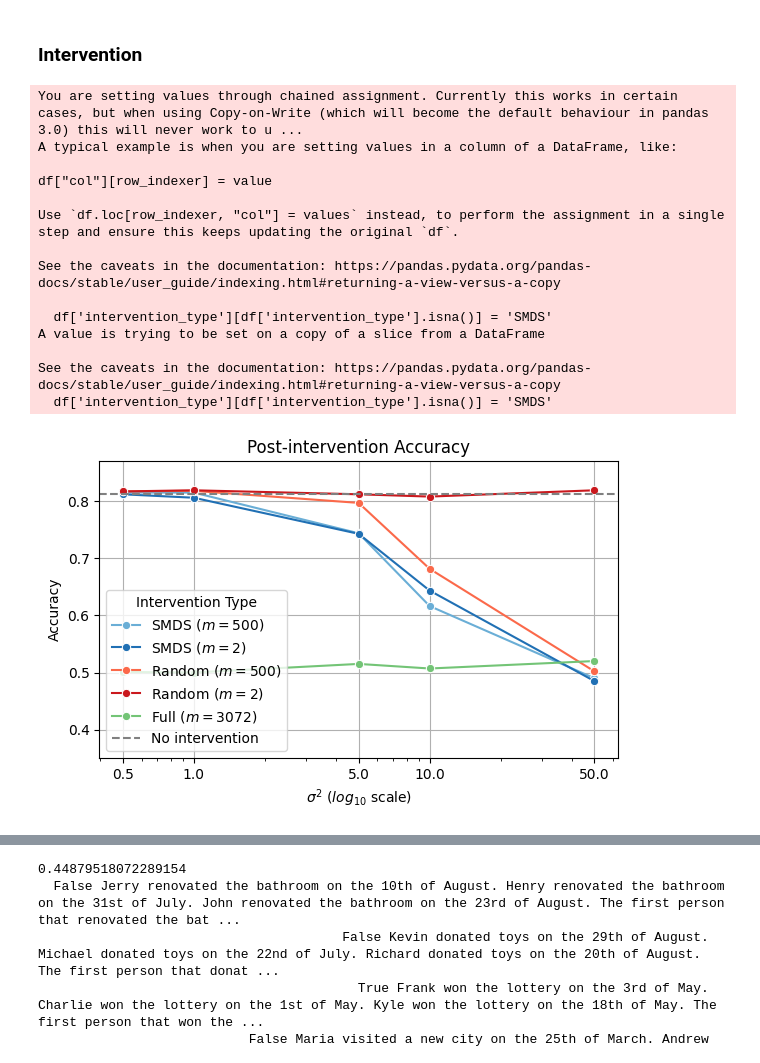
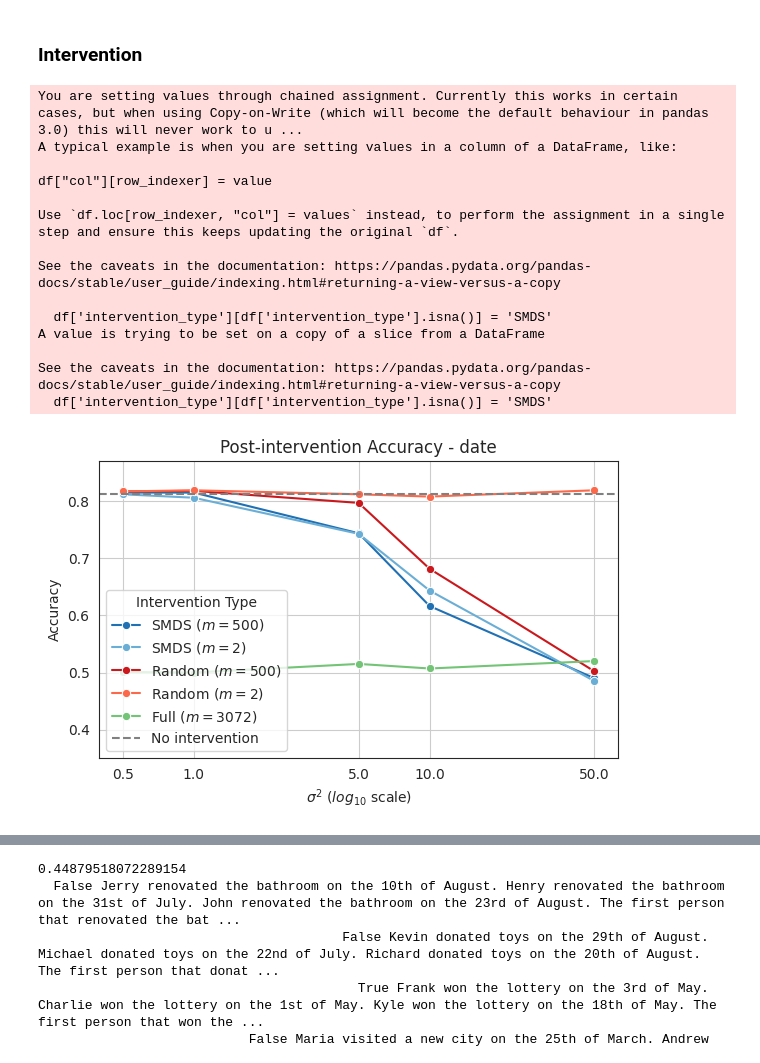
Before and after one commit to UKPLab/arxiv2025-shape-happens, a Jupyter notebook: plot_results.ipynb, the cells around one changed output, grey strips where cells are left out. Drawn from its saved outputs; the diff is of its cells as text; code cells hidden in the pictures.

```diff
--- a/plot_results.ipynb
+++ b/plot_results.ipynb
@@ -570,10 +832,10 @@ for task in df['dataset_name'].unique():
 
 
     df_replace = df_task[df_task['intervention_type'] == 'SMDS']
-    df_replace = df_replace[df_replace['n_components'].isin([2, 500])]
+    df_replace = df_replace[df_replace['n_components'].isin([500, 2])]
 
     df_rand = df_task[df_task['intervention_type'] == 'rand']
-    df_rand = df_rand[df_rand['n_components'].isin([2, 500])]
+    df_rand = df_rand[df_rand['n_components'].isin([500, 2])]
     df_full = df_task[df_task['intervention_type'] == 'full']
     df_task = pd.concat([df_replace, df_rand, df_full], ignore_index=True)
     # palette = sns.color_palette("viridis", as_cmap=False, n_colors=df_task['label'].nunique())
@@ -581,7 +843,8 @@ for task in df['dataset_name'].unique():
     group1 = sns.color_palette("Blues", 3)[1:3]      # Two similar blues
     group2 = sns.color_palette("Reds", 3)[1:3]       # Two similar reds
     distinct = [sns.color_palette("Greens", 5)[2]]   # One distinct green
-
+    group1.reverse()
+    group2.reverse()
     custom_palette = group1 + group2 + distinct
 
 
@@ -630,35 +893,35 @@ for task in df['dataset_name'].unique():
     #         mapped_labels.append(log_to_label[float(label)])
     # if ax.legend_ is not None:
     #     # Remove the existing legend
     #     ax.legend_.remove()
     # ax.legend(handles=handles, labels=mapped_labels, title='Subspace dimension')
 
     # Labels and layout
     ax.legend(title='Intervention Type')
-    plt.title(f'Post-intervention Accuracy')
+    plt.title(f'Post-intervention Accuracy - {task.replace("_3way", "")}')
     plt.xlabel('$\\sigma^2$ ($log_{10}$ scale)')
     plt.ylabel('Accuracy')
     plt.ylim(0.35, 0.87)
     plt.grid(True)
     plt.tight_layout()
     plt.savefig(f'plots/intervention_accuracy_{task}.pdf', bbox_inches='tight', dpi=300)
     plt.show()
 # %% [output]
 You are setting values through chained assignment. Currently this works in certain cases, but when using Copy-on-Write (which will become the default behaviour in pandas 3.0) this will never work to u ...
 A typical example is when you are setting values in a column of a DataFrame, like:
 
 df["col"][row_indexer] = value
 
 Use `df.loc[row_indexer, "col"] = values` instead, to perform the assignment in a single step and ensure this keeps updating the original `df`.
 
 See the caveats in the documentation: https://pandas.pydata.org/pandas-docs/stable/user_guide/indexing.html#returning-a-view-versus-a-copy
 
   df['intervention_type'][df['intervention_type'].isna()] = 'SMDS'
 A value is trying to be set on a copy of a slice from a DataFrame
 
 See the caveats in the documentation: https://pandas.pydata.org/pandas-docs/stable/user_guide/indexing.html#returning-a-view-versus-a-copy
   df['intervention_type'][df['intervention_type'].isna()] = 'SMDS'
-[figure, old version]
+[figure, new version]
 # %%
 # Compare two sets of embeddings before and after the intervention
 from tqdm import tqdm
```
Also changed, not shown: parts of 26 cells of this notebook.
